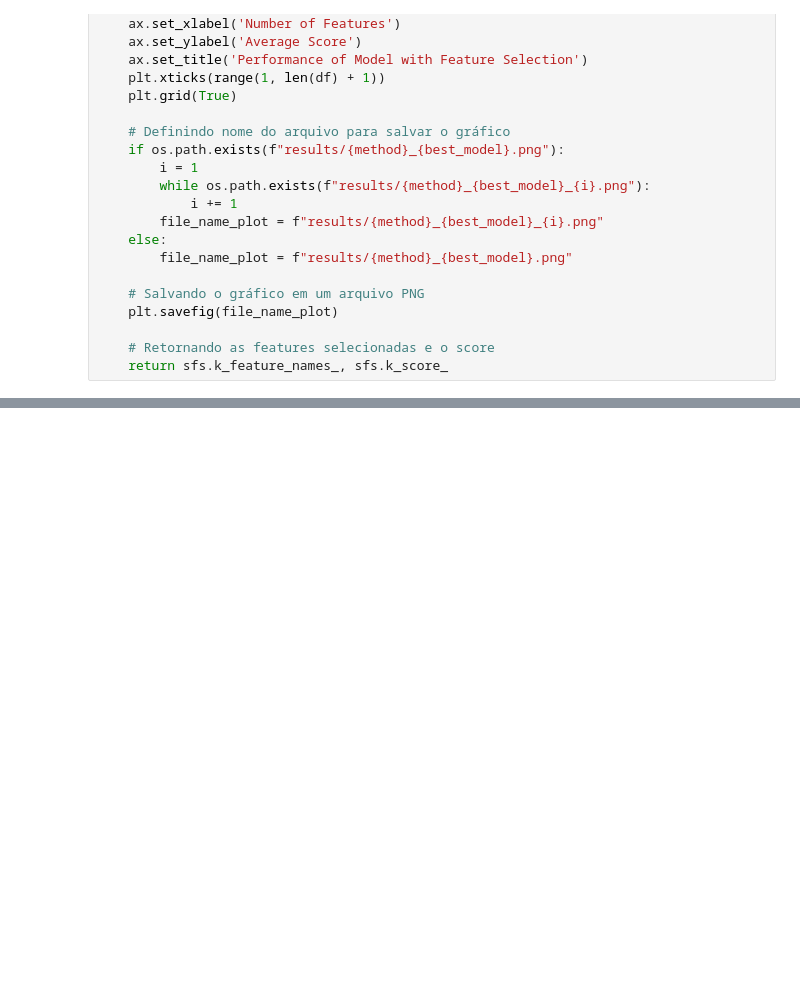
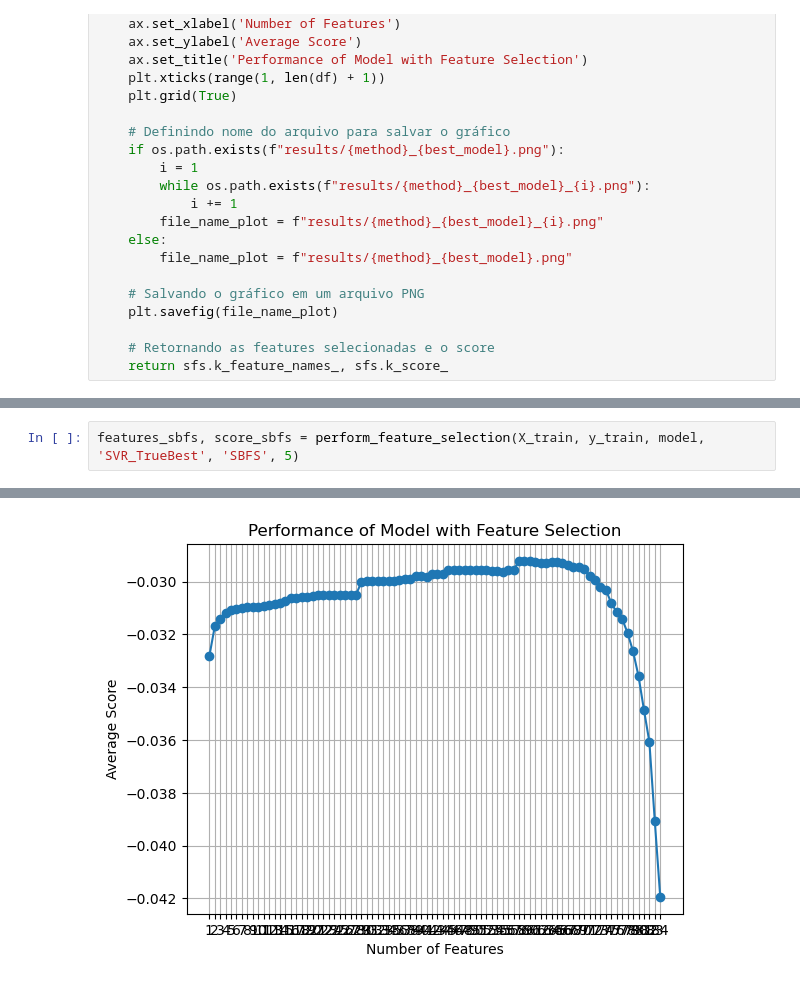
Before and after one commit to Apollyion/Classificacao_MHI_BIC, a Jupyter notebook: Codigos-Desenvolvimento/Regressao/Avalicao_Reg_Socioo_Whoqol.ipynb, the cells around one changed output, grey strips where cells are left out. Cells and saved outputs as stored; diff of their text form; blank space fills up the shorter version.

```diff
--- a/Codigos-Desenvolvimento/Regressao/Avalicao_Reg_Socioo_Whoqol.ipynb
+++ b/Codigos-Desenvolvimento/Regressao/Avalicao_Reg_Socioo_Whoqol.ipynb
@@ -420,0 +395,3 @@ get_scorer_names()
+# %%
+features_sbfs, score_sbfs = perform_feature_selection(X_train, y_train, model, 'SVR_TrueBest', 'SBFS', 5)
+# %% [output]
@@ -420,0 +415 @@ get_scorer_names()
+[figure, added]
```
Also changed, not shown: parts of 18 cells of this notebook, 4 other files.
